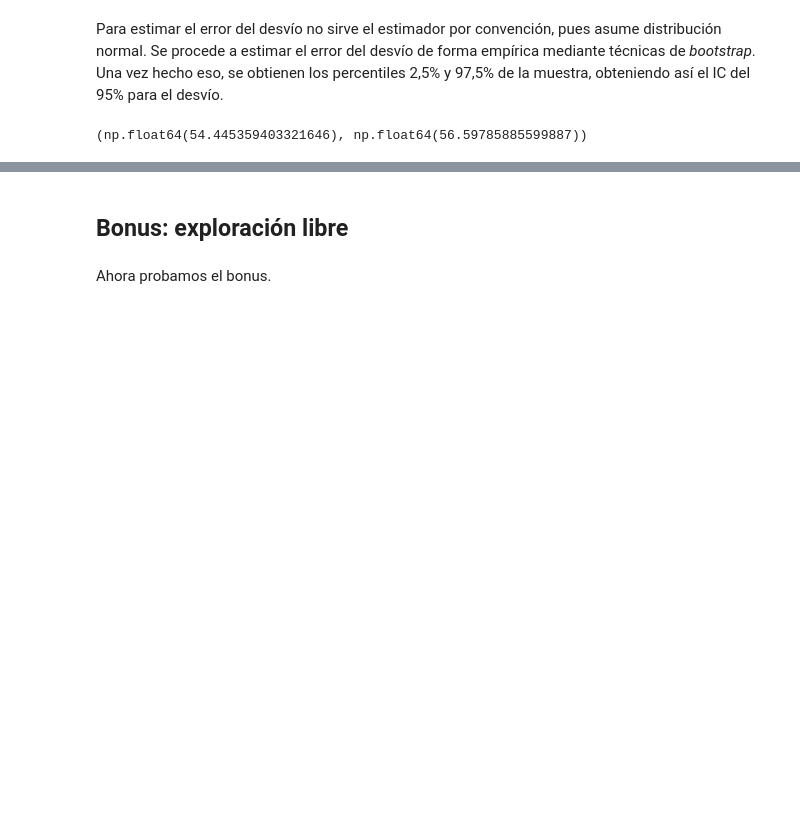
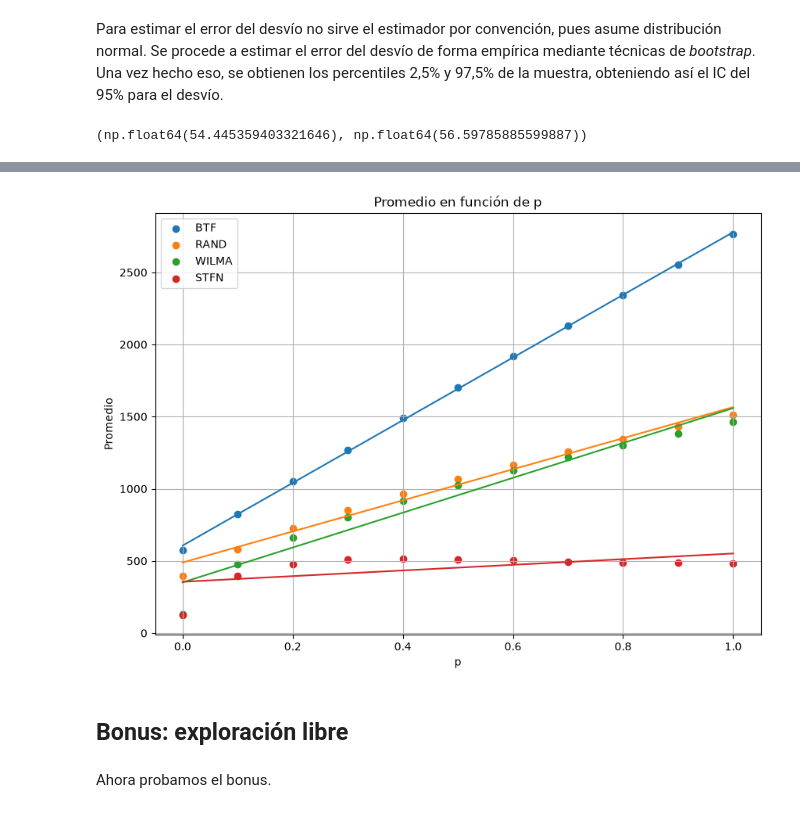
Before and after one commit to ArielAlzogarayFlores/ACN-TP1, a Jupyter notebook: notebooks/desarrollo.ipynb, the cells around one changed output, grey strips where cells are left out. Cells and saved outputs as stored; diff of their text form; code cells hidden in the pictures; blank space fills up the shorter version.

```diff
--- a/notebooks/desarrollo.ipynb
+++ b/notebooks/desarrollo.ipynb
@@ -209,3 +213,70 @@ print(ic_desvio)
+# %%
+r0 = leer_resultados('grandes_simulaciones/p_00.txt')
+r1 = leer_resultados('grandes_simulaciones/p_01.txt')
+r2 = leer_resultados('grandes_simulaciones/p_02.txt')
+r3 = leer_resultados('grandes_simulaciones/p_03.txt')
+r4 = leer_resultados('grandes_simulaciones/p_04.txt')
+r5 = leer_resultados('grandes_simulaciones/p_05.txt')
+r6 = leer_resultados('grandes_simulaciones/p_06.txt')
+r7 = leer_resultados('grandes_simulaciones/p_07.txt')
+r9 = leer_resultados('grandes_simulaciones/p_09.txt')
+r10 = leer_resultados('grandes_simulaciones/p_10.txt')
+# %%
+from sklearn.linear_model import LinearRegression
+
+# Datos
+resultados = [r0, r1, r2, r3, r4, r5, r6, r7, r8, r9, r10]
+
+p = np.array([0, 0.1, 0.2, 0.3, 0.4, 0.5, 0.6, 0.7, 0.8, 0.9, 1])
+
+x_btf = []
+x_rand = []
+x_wilma = []
+x_stfn = []
+
+for resultado in resultados:
+    x_btf.append(resultado.politicas['btf'].estadisticas['Promedio'])
+    x_rand.append(resultado.politicas['rand'].estadisticas['Promedio'])
+    x_wilma.append(resultado.politicas['wilma'].estadisticas['Promedio'])
+    x_stfn.append(resultado.politicas['stfn'].estadisticas['Promedio'])
+
+# Convertimos los datos a arrays de NumPy para que se puedan procesar bien
+x_btf = np.array(x_btf)
+x_rand = np.array(x_rand)
+x_wilma = np.array(x_wilma)
+x_stfn = np.array(x_stfn)
+
+# Ajustamos las regresiones lineales
+reg_btf = LinearRegression().fit(p.reshape(-1, 1), x_btf)
+reg_rand = LinearRegression().fit(p.reshape(-1, 1), x_rand)
+reg_wilma = LinearRegression().fit(p.reshape(-1, 1), x_wilma)
+reg_stfn = LinearRegression().fit(p.reshape(-1, 1), x_stfn)
+
+# Valores de p para dibujar las rectas
+p_line = np.linspace(0, 1, 100).reshape(-1, 1)
+
+# Graficamos
+plt.figure(figsize=(10, 7))
+
+plt.scatter(p, x_btf, label='BTF')
+plt.scatter(p, x_rand, label='RAND')
+plt.scatter(p, x_wilma, label='WILMA')
+plt.scatter(p, x_stfn, label='STFN')
+
+plt.plot(p_line, reg_btf.predict(p_line))
+plt.plot(p_line, reg_rand.predict(p_line))
+plt.plot(p_line, reg_wilma.predict(p_line))
+plt.plot(p_line, reg_stfn.predict(p_line))
+
+plt.xlabel('p')
+plt.ylabel('Promedio')
+plt.title('Promedio en función de p')
+plt.legend()
+plt.grid(True)
+
+plt.show()
+# %% [output]
+[figure, added]
 # %% [markdown]
 ## **Bonus: exploración libre**
 # %% [markdown]
```
Also changed, not shown: parts of 1 cell of this notebook, 1 other file.
